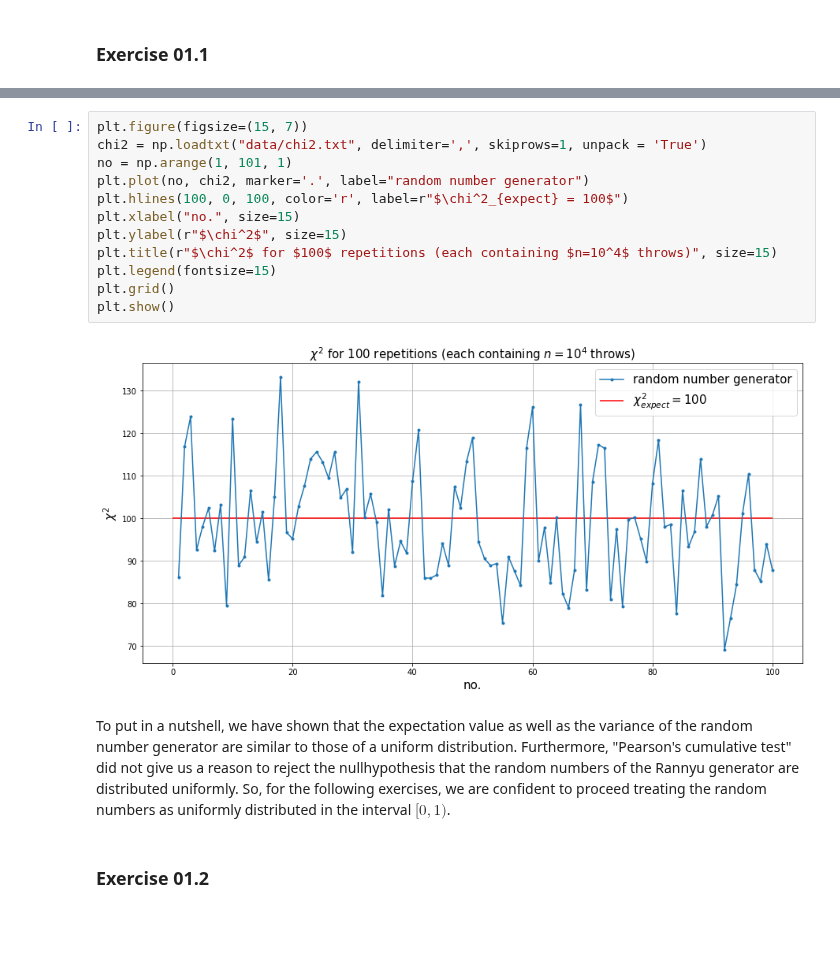
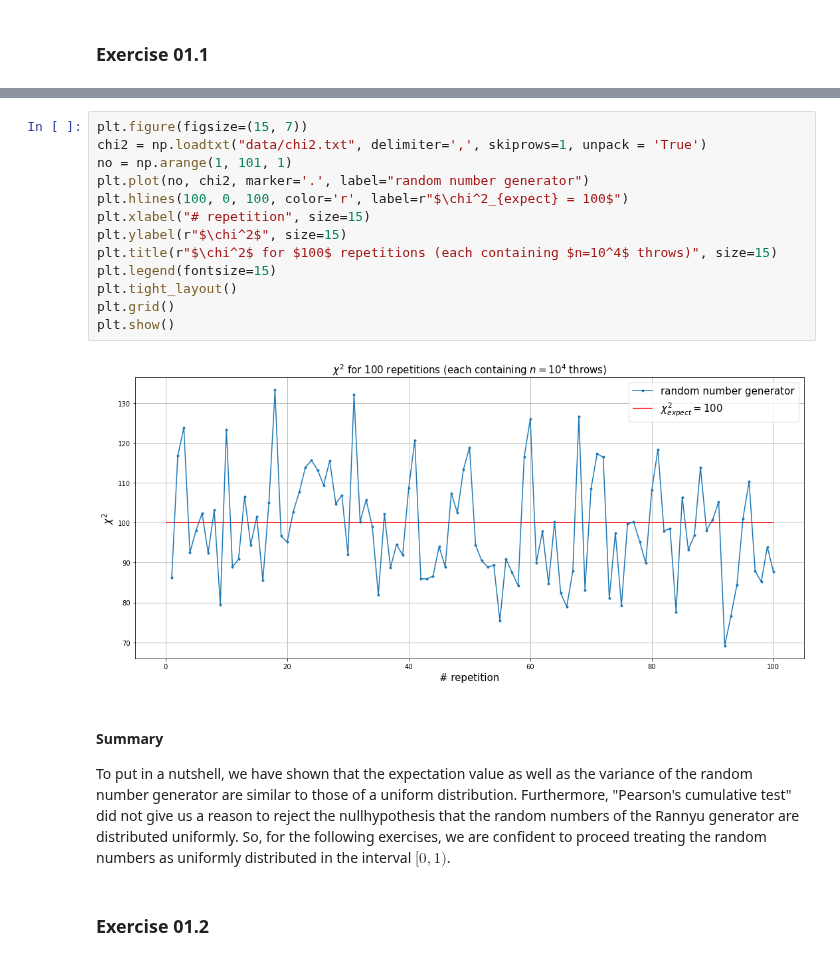
Before and after one commit to lukas-hermans/LSN_exercises, a Jupyter notebook: ex1/LSN_Exercises_01.ipynb, the cells around one changed output, grey strips where cells are left out. Saved outputs shown, nothing was run; the diff lists cells and outputs as text; blank space fills up the shorter version.

```diff
--- a/ex1/LSN_Exercises_01.ipynb
+++ b/ex1/LSN_Exercises_01.ipynb
@@ -62,18 +72,21 @@ Below, we visualize the obtained value of $\chi^2$ for each repetition. We can s
 # %%
 plt.figure(figsize=(15, 7))
 chi2 = np.loadtxt("data/chi2.txt", delimiter=',', skiprows=1, unpack = 'True')
 no = np.arange(1, 101, 1)
 plt.plot(no, chi2, marker='.', label="random number generator")
 plt.hlines(100, 0, 100, color='r', label=r"$\chi^2_{expect} = 100$")
-plt.xlabel("no.", size=15)
+plt.xlabel("# repetition", size=15)
 plt.ylabel(r"$\chi^2$", size=15)
 plt.title(r"$\chi^2$ for $100$ repetitions (each containing $n=10^4$ throws)", size=15)
 plt.legend(fontsize=15)
+plt.tight_layout()
 plt.grid()
 plt.show()
 # %% [output]
-[figure, old version]
+[figure, new version]
 # %% [markdown]
+#### Summary
+
 To put in a nutshell, we have shown that the expectation value as well as the variance of the random number generator are similar to those of a uniform distribution. Furthermore, "Pearson's cumulative test" did not give us a reason to reject the nullhypothesis that the random numbers of the Rannyu generator are distributed uniformly. So, for the following exercises, we are confident to proceed treating the random numbers as uniformly distributed in the interval $[0,1)$.
 # %% [markdown]
 ### Exercise 01.2
```
Also changed, not shown: parts of 13 cells of this notebook, 7 other files.
